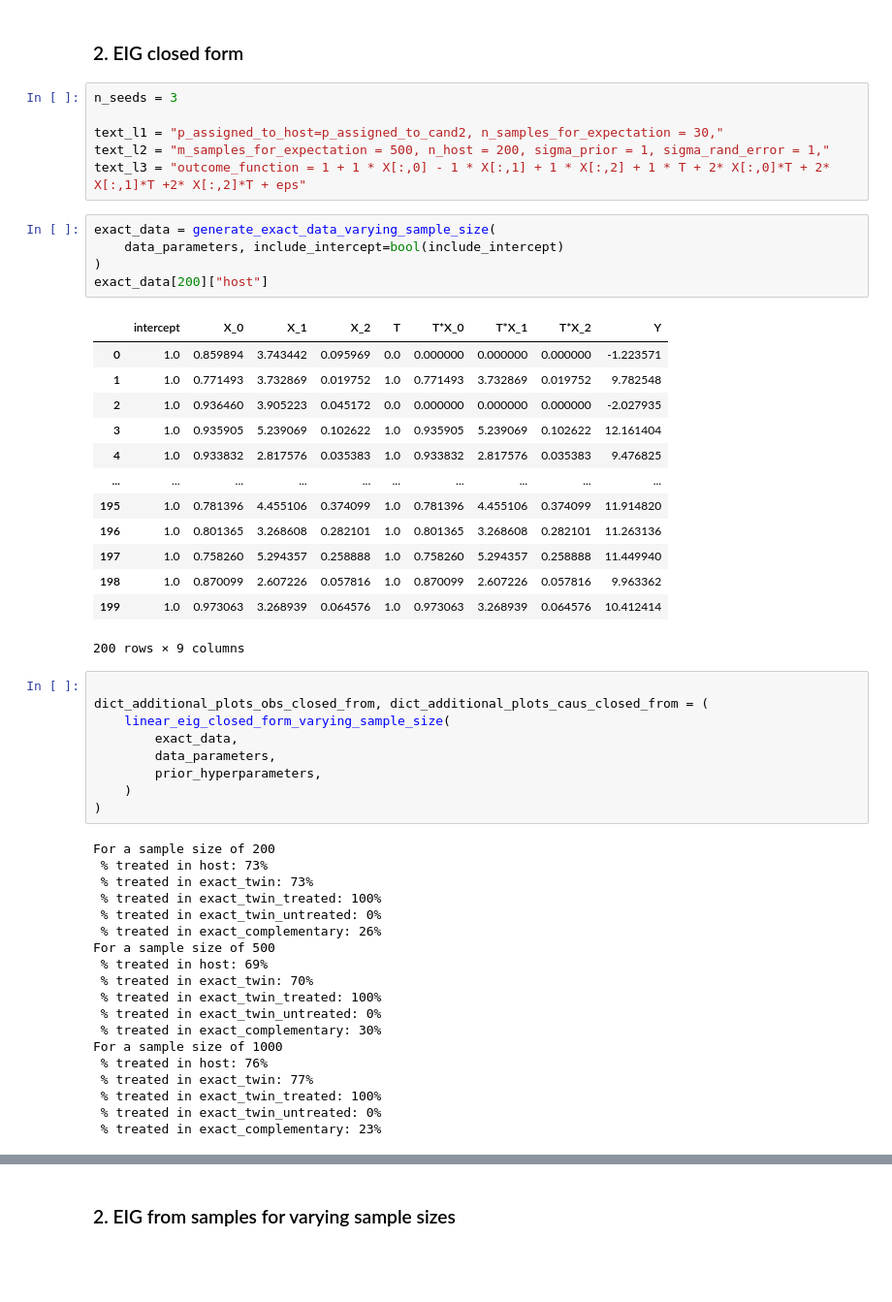
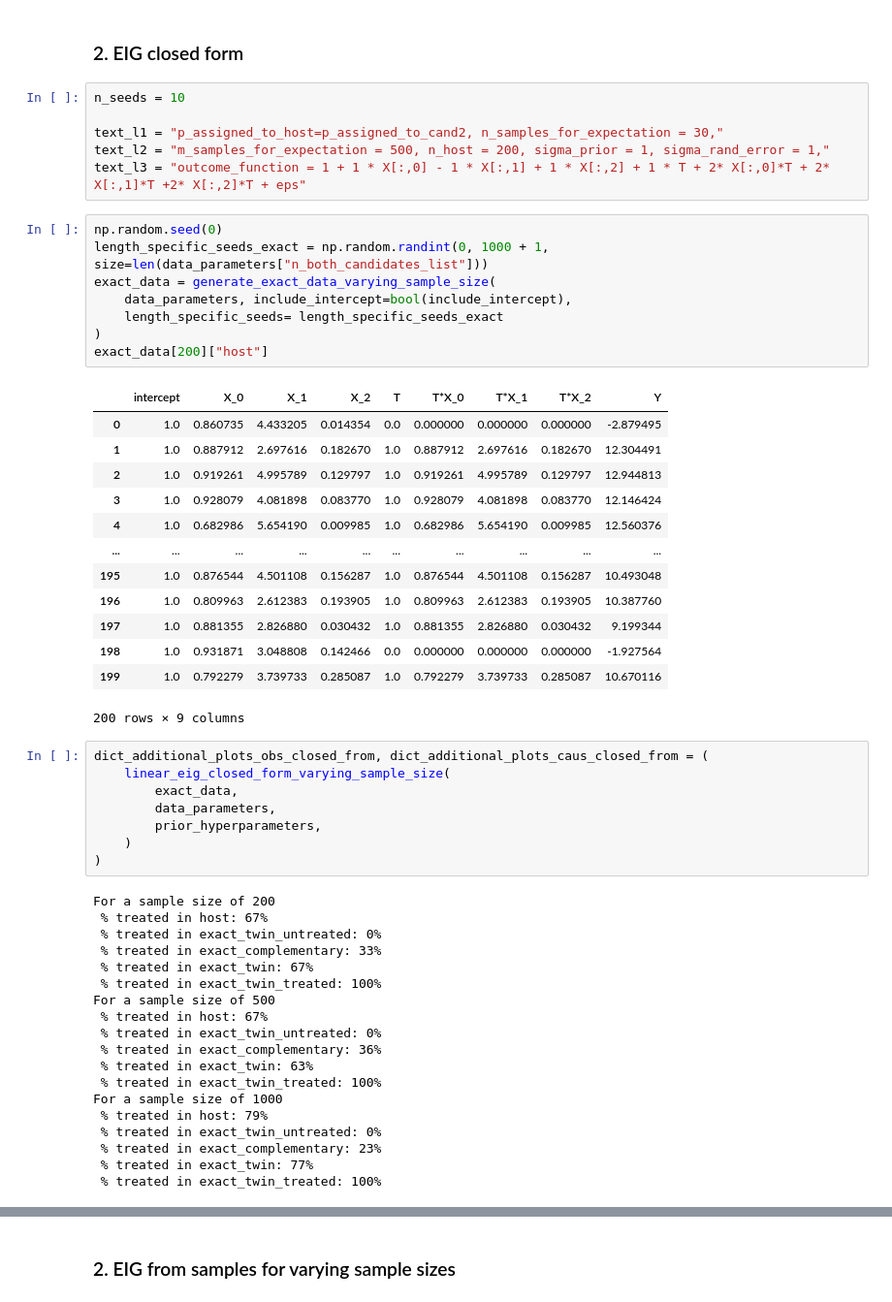
Before and after one commit to LucileTerminassian/causal_prospective_merge, a Jupyter notebook: notebooks/linear_synthetic.ipynb, the cells around one changed output, grey strips where cells are left out. Shown at 97% size. Drawn from its saved outputs; the diff is of its cells as text; blank space fills up the shorter version.

```diff
--- a/notebooks/linear_synthetic.ipynb
+++ b/notebooks/linear_synthetic.ipynb
@@ -132,32 +132,34 @@ data_parameters = {
 # %% [markdown]
 ### 2. EIG closed form
 # %%
-n_seeds = 3
+n_seeds = 10
 
 text_l1 = "p_assigned_to_host=p_assigned_to_cand2, n_samples_for_expectation = 30,"
 text_l2 = "m_samples_for_expectation = 500, n_host = 200, sigma_prior = 1, sigma_rand_error = 1,"
 text_l3 = "outcome_function = 1 + 1 * X[:,0] - 1 * X[:,1] + 1 * X[:,2] + 1 * T + 2* X[:,0]*T + 2* X[:,1]*T +2* X[:,2]*T + eps"
 # %%
+np.random.seed(0)
+length_specific_seeds_exact = np.random.randint(0, 1000 + 1, size=len(data_parameters["n_both_candidates_list"]))
 exact_data = generate_exact_data_varying_sample_size(
-    data_parameters, include_intercept=bool(include_intercept)
+    data_parameters, include_intercept=bool(include_intercept),
+    length_specific_seeds= length_specific_seeds_exact
 )
 exact_data[200]["host"]
 # %% [output]
 |  | intercept | X_0 | X_1 | X_2 | T | T*X_0 | T*X_1 | T*X_2 | Y |
-| 0 | 1.0 | 0.859894 | 3.743442 | 0.095969 | 0.0 | 0.000000 | 0.000000 | 0.000000 | -1.223571 |
-| 1 | 1.0 | 0.771493 | 3.732869 | 0.019752 | 1.0 | 0.771493 | 3.732869 | 0.019752 | 9.782548 |
-| 2 | 1.0 | 0.936460 | 3.905223 | 0.045172 | 0.0 | 0.000000 | 0.000000 | 0.000000 | -2.027935 |
-| 3 | 1.0 | 0.935905 | 5.239069 | 0.102622 | 1.0 | 0.935905 | 5.239069 | 0.102622 | 12.161404 |
-| 4 | 1.0 | 0.933832 | 2.817576 | 0.035383 | 1.0 | 0.933832 | 2.817576 | 0.035383 | 9.476825 |
+| 0 | 1.0 | 0.860735 | 4.433205 | 0.014354 | 0.0 | 0.000000 | 0.000000 | 0.000000 | -2.879495 |
+| 1 | 1.0 | 0.887912 | 2.697616 | 0.182670 | 1.0 | 0.887912 | 2.697616 | 0.182670 | 12.304491 |
+| 2 | 1.0 | 0.919261 | 4.995789 | 0.129797 | 1.0 | 0.919261 | 4.995789 | 0.129797 | 12.944813 |
+| 3 | 1.0 | 0.928079 | 4.081898 | 0.083770 | 1.0 | 0.928079 | 4.081898 | 0.083770 | 12.146424 |
+| 4 | 1.0 | 0.682986 | 5.654190 | 0.009985 | 1.0 | 0.682986 | 5.654190 | 0.009985 | 12.560376 |
 | ... | ... | ... | ... | ... | ... | ... | ... | ... | ... |
-| 195 | 1.0 | 0.781396 | 4.455106 | 0.374099 | 1.0 | 0.781396 | 4.455106 | 0.374099 | 11.914820 |
-| 196 | 1.0 | 0.801365 | 3.268608 | 0.282101 | 1.0 | 0.801365 | 3.268608 | 0.282101 | 11.263136 |
-| 197 | 1.0 | 0.758260 | 5.294357 | 0.258888 | 1.0 | 0.758260 | 5.294357 | 0.258888 | 11.449940 |
-| 198 | 1.0 | 0.870099 | 2.607226 | 0.057816 | 1.0 | 0.870099 | 2.607226 | 0.057816 | 9.963362 |
-| 199 | 1.0 | 0.973063 | 3.268939 | 0.064576 | 1.0 | 0.973063 | 3.268939 | 0.064576 | 10.412414 |
+| 195 | 1.0 | 0.876544 | 4.501108 | 0.156287 | 1.0 | 0.876544 | 4.501108 | 0.156287 | 10.493048 |
+| 196 | 1.0 | 0.809963 | 2.612383 | 0.193905 | 1.0 | 0.809963 | 2.612383 | 0.193905 | 10.387760 |
+| 197 | 1.0 | 0.881355 | 2.826880 | 0.030432 | 1.0 | 0.881355 | 2.826880 | 0.030432 | 9.199344 |
+| 198 | 1.0 | 0.931871 | 3.048808 | 0.142466 | 0.0 | 0.000000 | 0.000000 | 0.000000 | -1.927564 |
+| 199 | 1.0 | 0.792279 | 3.739733 | 0.285087 | 1.0 | 0.792279 | 3.739733 | 0.285087 | 10.670116 |
 200 rows × 9 columns
 # %%
-
 dict_additional_plots_obs_closed_from, dict_additional_plots_caus_closed_from = (
     linear_eig_closed_form_varying_sample_size(
         exact_data,
@@ -167,23 +169,23 @@ dict_additional_plots_obs_closed_from, dict_additional_plots_caus_closed_from =
 )
 # %% [output]
 For a sample size of 200
- % treated in host: 73%
- % treated in exact_twin: 73%
+ % treated in host: 67%
+ % treated in exact_twin_untreated: 0%
+ % treated in exact_complementary: 33%
+ % treated in exact_twin: 67%
  % treated in exact_twin_treated: 100%
+For a sample size of 500
+ % treated in host: 67%
  % treated in exact_twin_untreated: 0%
- % treated in exact_complementary: 26%
-For a sample size of 500
- % treated in host: 69%
- % treated in exact_twin: 70%
+ % treated in exact_complementary: 36%
+ % treated in exact_twin: 63%
  % treated in exact_twin_treated: 100%
+For a sample size of 1000
+ % treated in host: 79%
  % treated in exact_twin_untreated: 0%
- % treated in exact_complementary: 30%
-For a sample size of 1000
- % treated in host: 76%
+ % treated in exact_complementary: 23%
  % treated in exact_twin: 77%
  % treated in exact_twin_treated: 100%
- % treated in exact_twin_untreated: 0%
- % treated in exact_complementary: 23%
 # %%
 EIG_obs_closed_form_across_seeds, EIG_caus_closed_form_across_seeds = [], []
 
```
Also changed, not shown: parts of 12 cells of this notebook, 2 other files.
